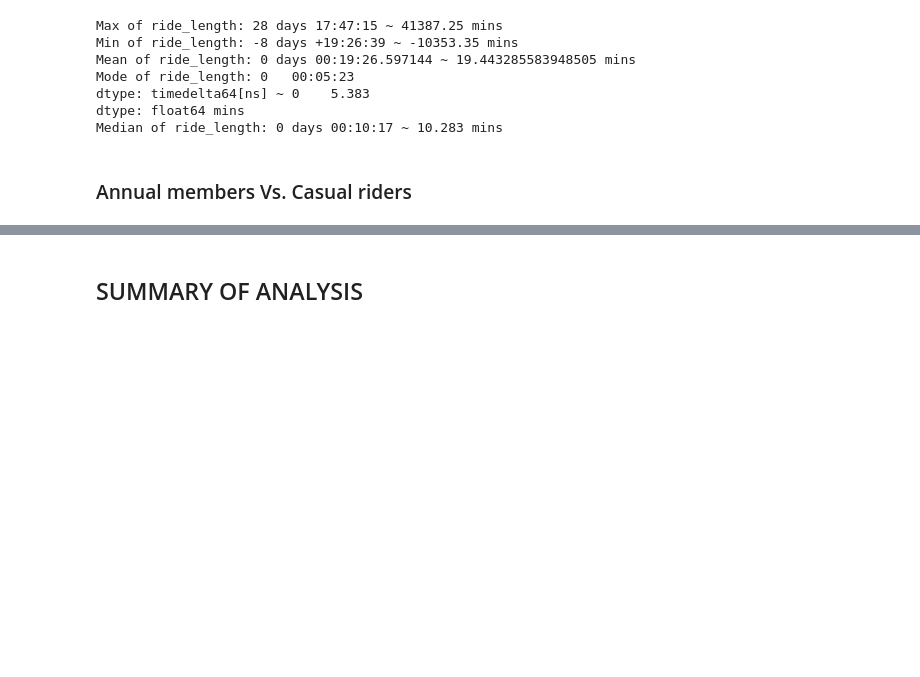
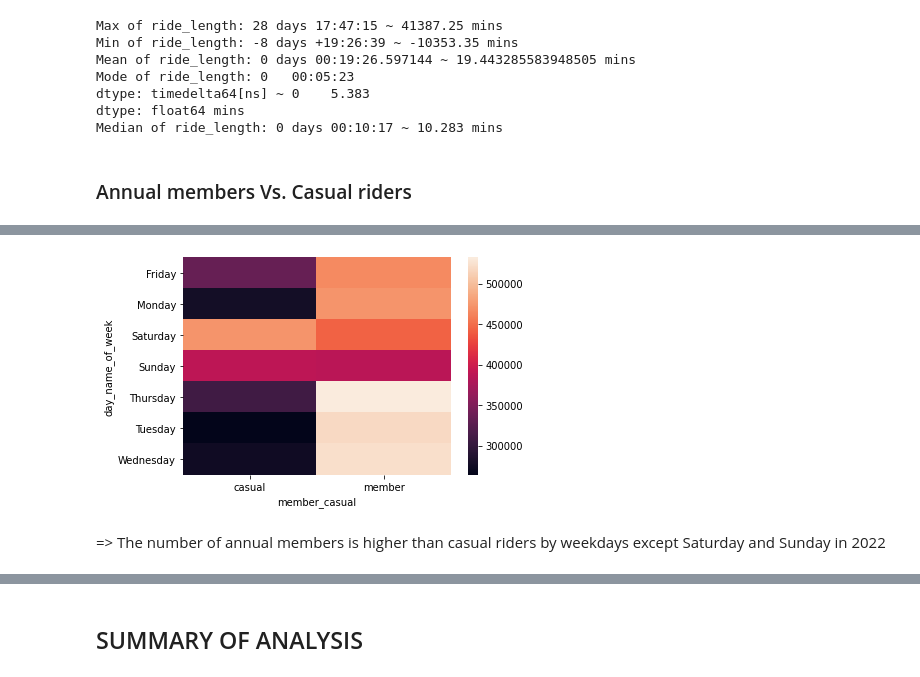
Before and after one commit to vynguyen293/Cyclistic-Bike-Share-Analysis, a Jupyter notebook: Cyclistic-Bike-Share-Analysis.ipynb, the cells around one changed output, grey strips where cells are left out. Cells and saved outputs as stored; diff of their text form; code cells hidden in the pictures; blank space fills up the shorter version.

```diff
--- a/Cyclistic-Bike-Share-Analysis.ipynb
+++ b/Cyclistic-Bike-Share-Analysis.ipynb
@@ -292,0 +206,6 @@ df_pivot_4.plot.bar();
+# %%
+sns.heatmap(df_pivot_1);
+# %% [output]
+[figure, added]
+# %% [markdown]
+=> The number of annual members is higher than casual riders by weekdays except Saturday and Sunday in 2022
```
Also changed, not shown: parts of 56 cells of this notebook.
